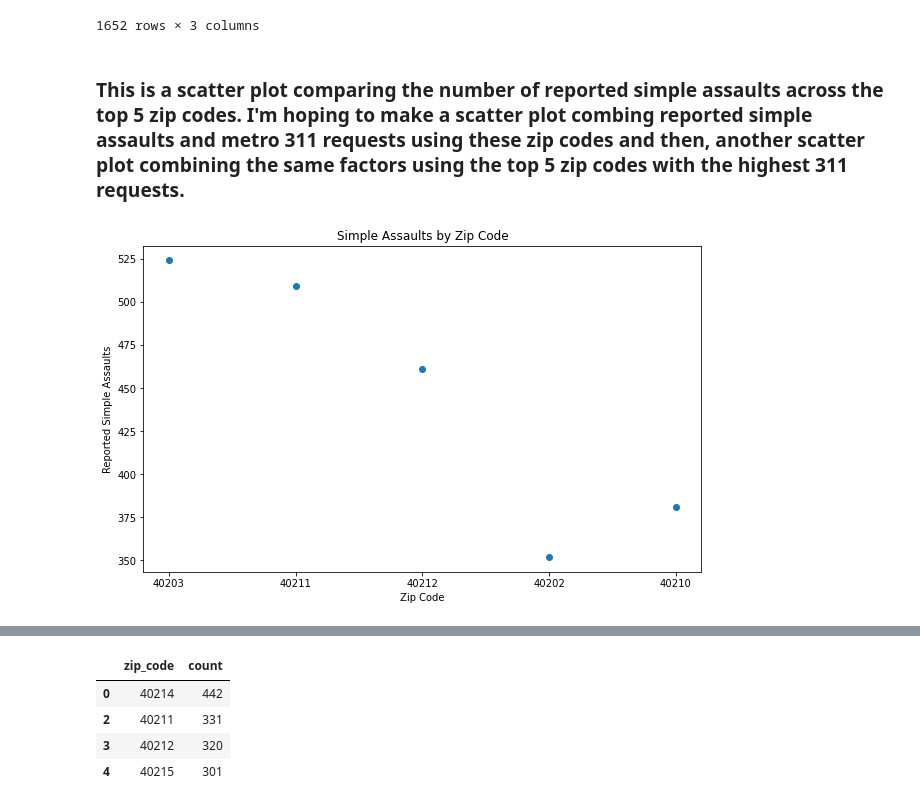
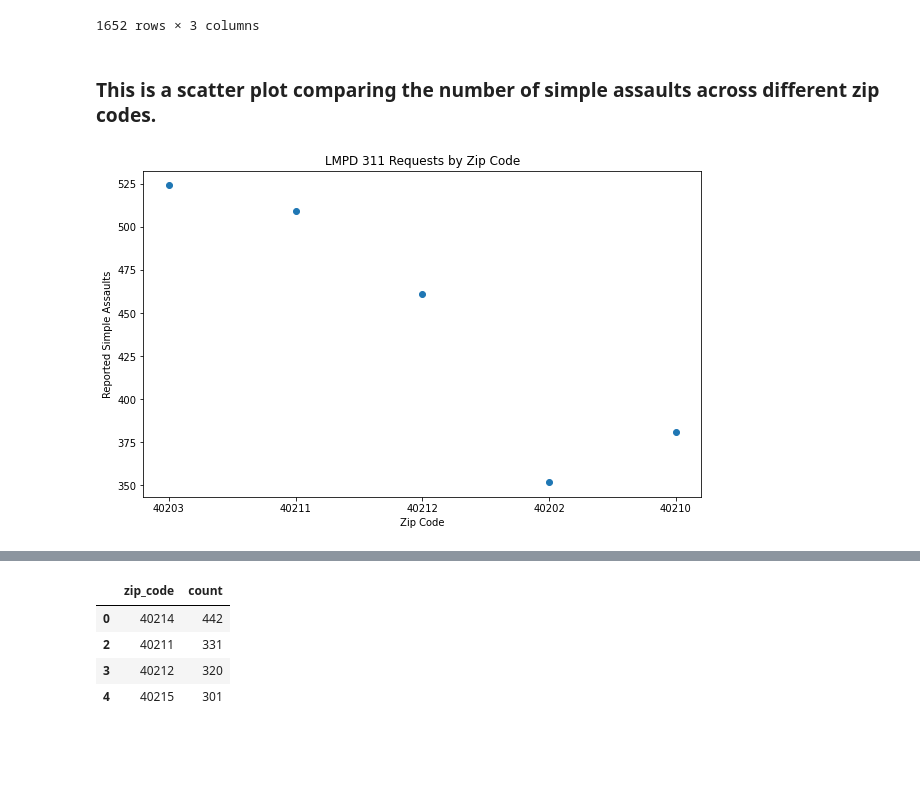
Before and after one commit to ZakM2000/Criminal_Analysis, a Jupyter notebook: Notebooks/LMPD_Crime_Analytics.ipynb, the cells around one changed output, grey strips where cells are left out. Cells and saved outputs as stored; diff of their text form; code cells hidden in the pictures; blank space fills up the shorter version.

```diff
--- a/Notebooks/LMPD_Crime_Analytics.ipynb
+++ b/Notebooks/LMPD_Crime_Analytics.ipynb
@@ -1629,17 +1661,17 @@ Local_Crimes
 | 1650 | 99999 | 7 FORCIBLE FONDLING | 10 |
 | 1651 | 99999 | 9 AGGRAVATED ASSAULT | 8 |
 1652 rows × 3 columns
-# %% [markdown]
-### This is a scatter plot comparing the number of reported simple assaults across the top 5 zip codes. I'm hoping to make a scatter plot combing reported simple assaults and metro 311 requests using these zip codes and then, another scatter plot combining the same factors using the top 5 zip codes with the highest 311 requests. ###
-# %%
-plt.figure(figsize=(10, 6))
-
-plt.scatter(Fight_Night.index, Fight_Night.values)
-
-plt.xlabel("Zip Code")
-plt.ylabel("Reported Simple Assaults")
-plt.title("Simple Assaults by Zip Code")
-
-plt.show()
-# %% [output]
-[figure, removed]
+# %% [markdown]
+### This is a scatter plot comparing the number of simple assaults across different zip codes. ###
+# %%
+plt.figure(figsize=(10, 6))
+
+plt.scatter(Fight_Night_df.index, Fight_Night_df.values)
+
+plt.xlabel("Zip Code")
+plt.ylabel("Reported Simple Assaults")
+plt.title("LMPD 311 Requests by Zip Code")
+
+plt.show()
+# %% [output]
+[figure, added]
```
Also changed, not shown: parts of 36 cells of this notebook, 3 other files.
